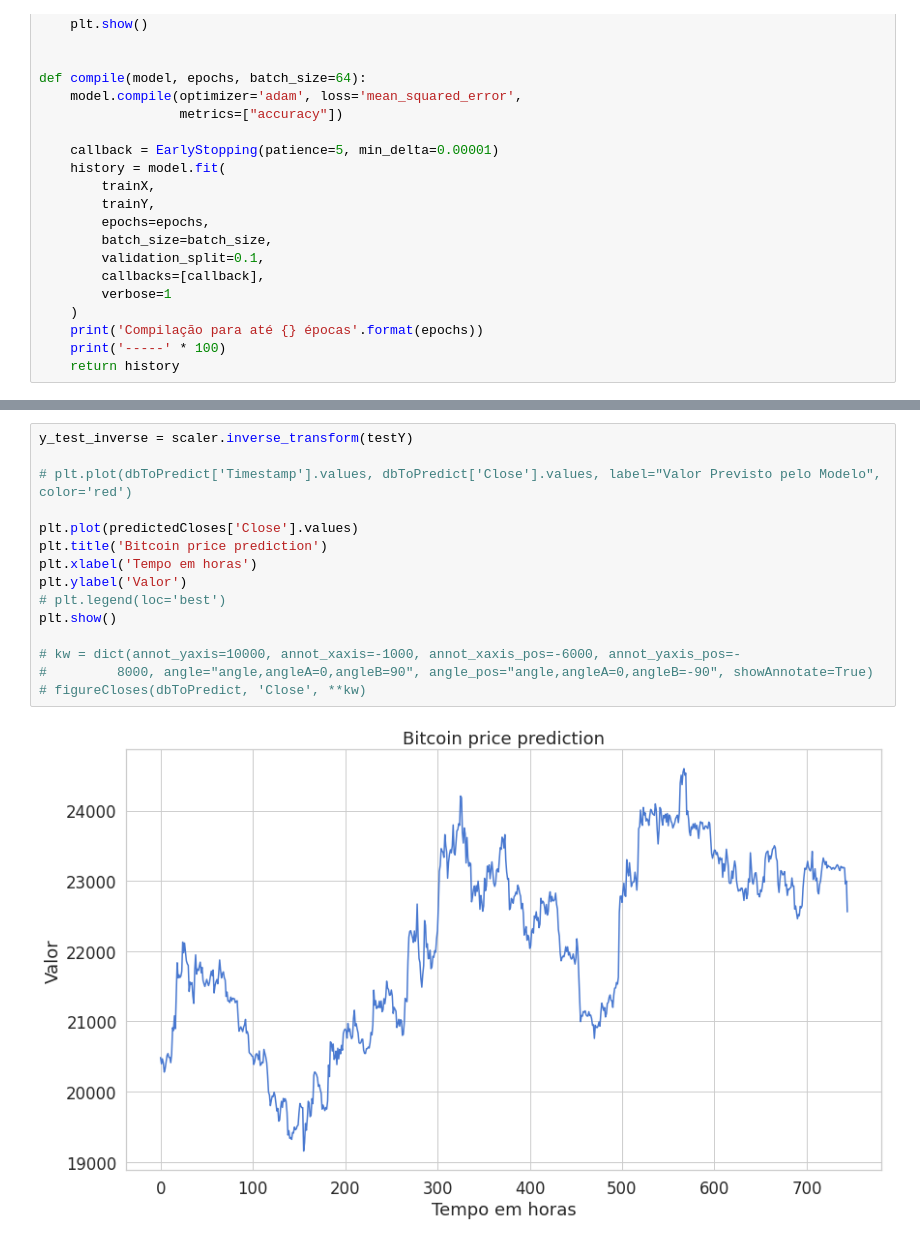
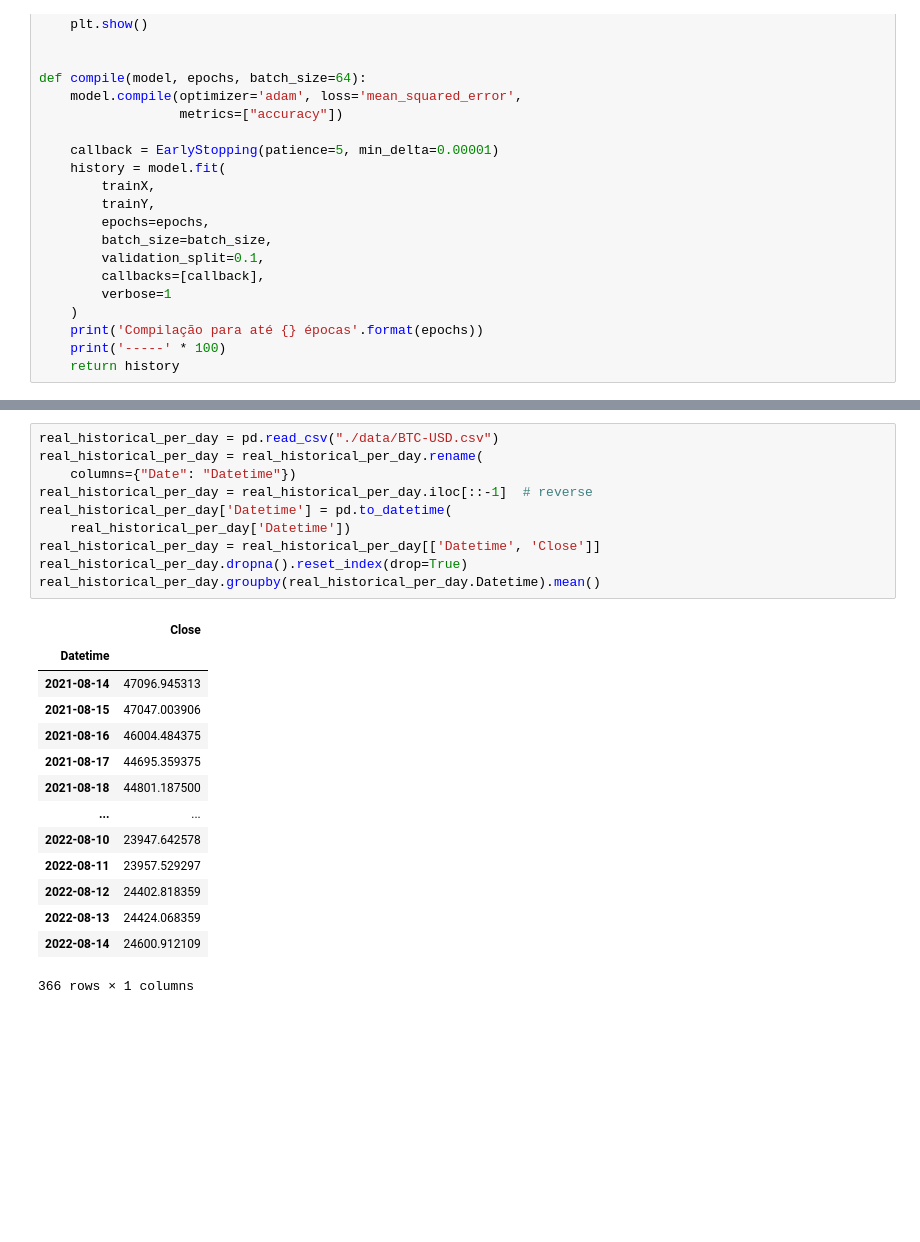
Before and after one commit to WillianAgostini/bitcoin_prediction, a Jupyter notebook: btc-price-prediction-using-lstm.ipynb, the cells around one changed output, grey strips where cells are left out. Cells and saved outputs as stored; diff of their text form; blank space fills up the shorter version.

```diff
--- a/btc-price-prediction-using-lstm.ipynb
+++ b/btc-price-prediction-using-lstm.ipynb
@@ -691,17 +696,25 @@ O intervalo entre datas é de 06/07/2022 22:00:00 até 06/08/2022 21:00:00, soma
-# %%
-y_test_inverse = scaler.inverse_transform(testY)
-
-# plt.plot(dbToPredict['Timestamp'].values, dbToPredict['Close'].values, label="Valor Previsto pelo Modelo", color='red')
-
-plt.plot(predictedCloses['Close'].values)
-plt.title('Bitcoin price prediction')
-plt.xlabel('Tempo em horas')
-plt.ylabel('Valor')
-# plt.legend(loc='best')
-plt.show()
-
-# kw = dict(annot_yaxis=10000, annot_xaxis=-1000, annot_xaxis_pos=-6000, annot_yaxis_pos=-
-#         8000, angle="angle,angleA=0,angleB=90", angle_pos="angle,angleA=0,angleB=-90", showAnnotate=True)
-# figureCloses(dbToPredict, 'Close', **kw)
-# %% [output]
-[figure, removed]
+# %%
+real_historical_per_day = pd.read_csv("./data/BTC-USD.csv")
+real_historical_per_day = real_historical_per_day.rename(
+    columns={"Date": "Datetime"})
+real_historical_per_day = real_historical_per_day.iloc[::-1]  # reverse
+real_historical_per_day['Datetime'] = pd.to_datetime(
+    real_historical_per_day['Datetime'])
+real_historical_per_day = real_historical_per_day[['Datetime', 'Close']]
+real_historical_per_day.dropna().reset_index(drop=True)
+real_historical_per_day.groupby(real_historical_per_day.Datetime).mean()
+# %% [output]
+|  | Close |
+| Datetime |  |
+| 2021-08-14 | 47096.945313 |
+| 2021-08-15 | 47047.003906 |
+| 2021-08-16 | 46004.484375 |
+| 2021-08-17 | 44695.359375 |
+| 2021-08-18 | 44801.187500 |
+| ... | ... |
+| 2022-08-10 | 23947.642578 |
+| 2022-08-11 | 23957.529297 |
+| 2022-08-12 | 24402.818359 |
+| 2022-08-13 | 24424.068359 |
+| 2022-08-14 | 24600.912109 |
+366 rows × 1 columns
```
Also changed, not shown: parts of 11 cells of this notebook, 1 other file.
